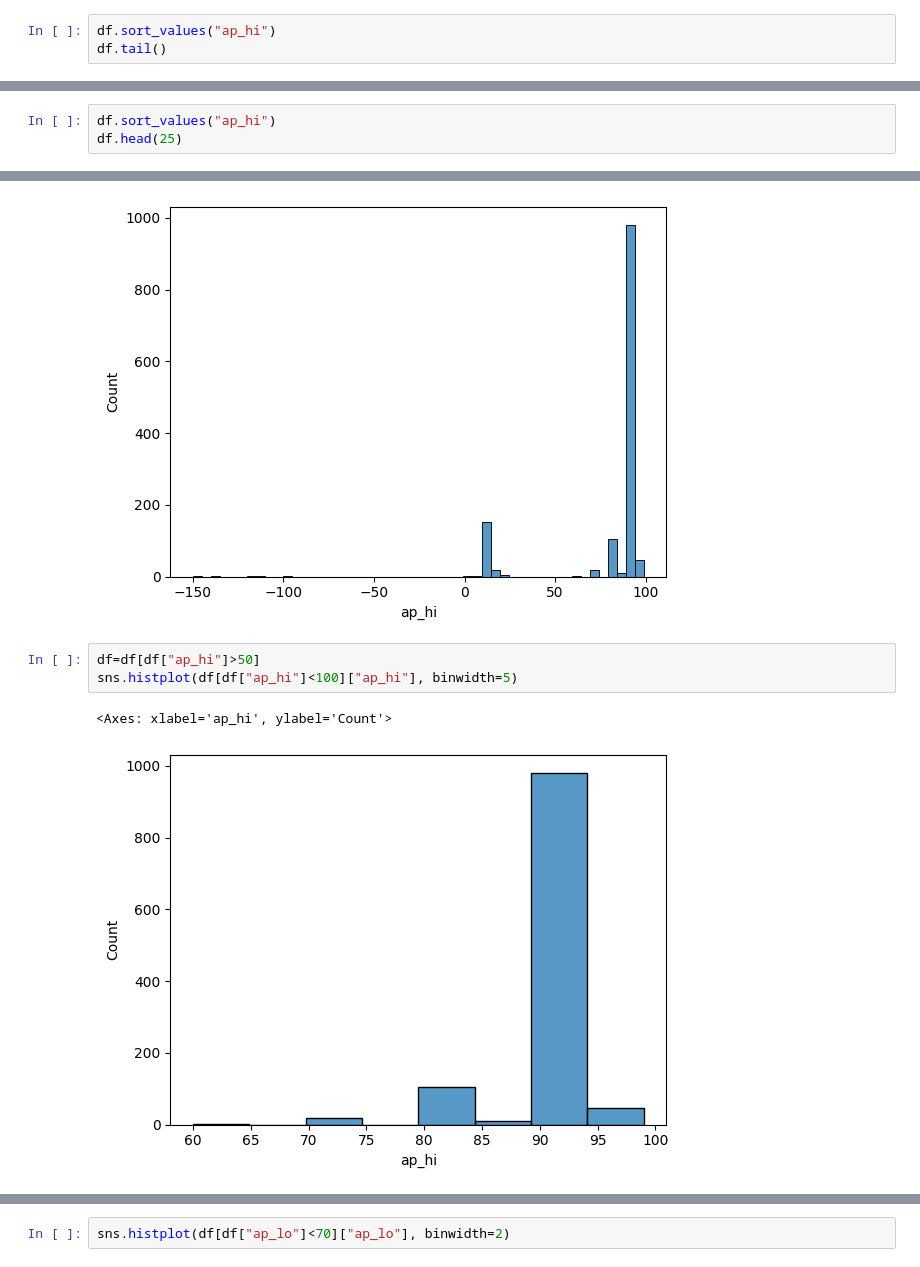
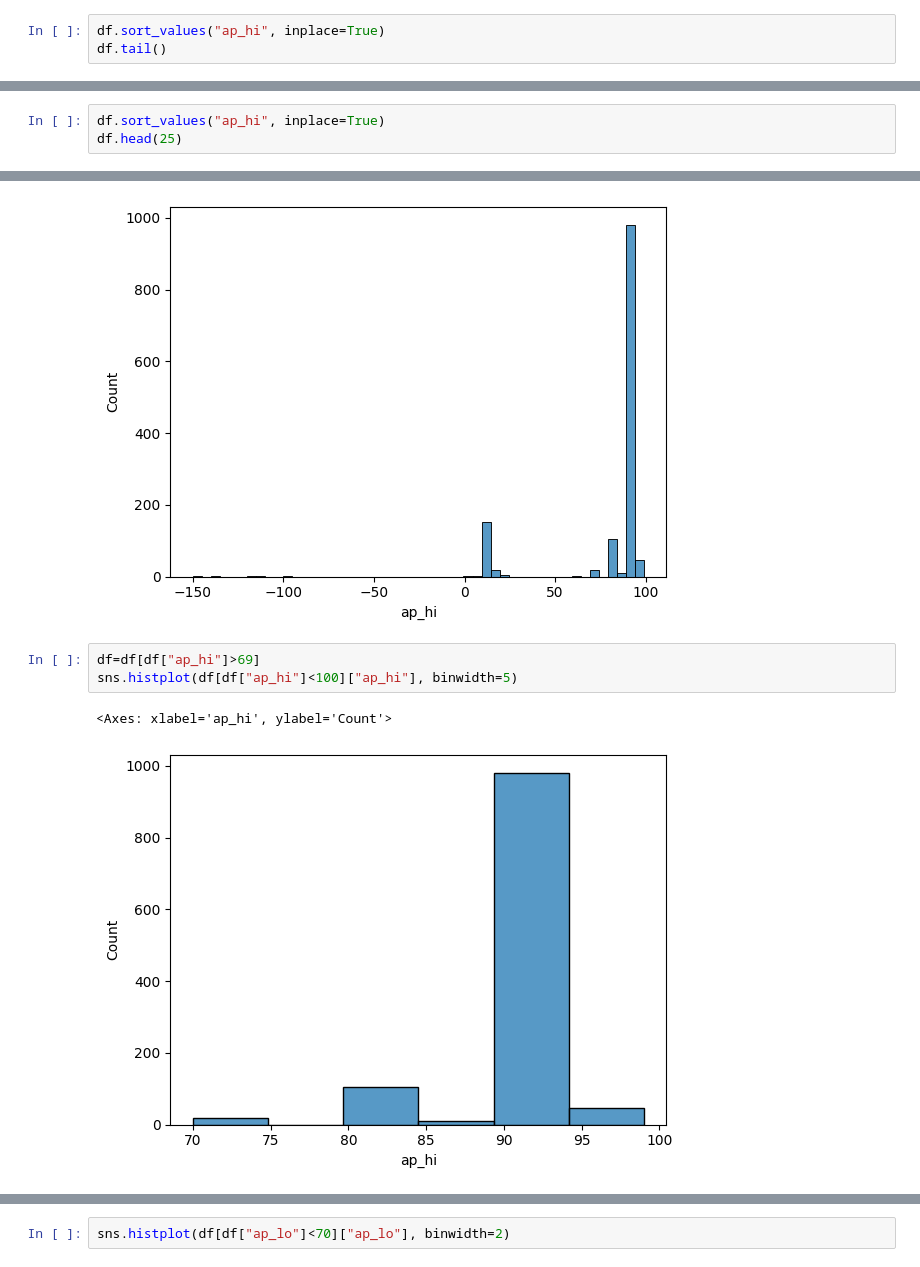
Before and after one commit to bearwinterfirth/medical, a Jupyter notebook: disease_prediction_3.ipynb, the cells around one changed output, grey strips where cells are left out. Drawn from its saved outputs; the diff is of its cells as text.

```diff
--- a/disease_prediction_3.ipynb
+++ b/disease_prediction_3.ipynb
@@ -22,7 +22,7 @@ df
 | 61788 | 88220 | 18956 | 2 | 165 | 178.0 | 120 | 80 | 1 | 1 | 0 | 0 | ... |
 69881 rows × 15 columns
 # %%
-df.sort_values("ap_hi")
+df.sort_values("ap_hi", inplace=True)
 df.tail()
 # %% [output]
 |  | id | age | gender | height | weight | ap_hi | ap_lo | cholesterol | gluc | smoke | alco | ... |
@@ -62,7 +62,7 @@ df.tail(25)
 # %%
 df=df[df["ap_hi"]<250]
 # %%
-df.sort_values("ap_hi")
+df.sort_values("ap_hi", inplace=True)
 df.head(25)
 # %% [output]
 |  | id | age | gender | height | weight | ap_hi | ap_lo | cholesterol | gluc | smoke | alco | ... |
@@ -88,11 +88,11 @@ sns.histplot(df[df["ap_hi"]<100]["ap_hi"], binwidth=5)
 <Axes: xlabel='ap_hi', ylabel='Count'>
 [figure]
 # %%
-df=df[df["ap_hi"]>50]
+df=df[df["ap_hi"]>69]
 sns.histplot(df[df["ap_hi"]<100]["ap_hi"], binwidth=5)
 # %% [output]
 <Axes: xlabel='ap_hi', ylabel='Count'>
-[figure, old version]
+[figure, new version]
 # %%
 df.sort_values("ap_lo", inplace=True)
 df.head()
```
Also changed, not shown: parts of 6 cells of this notebook, 3 other files.
